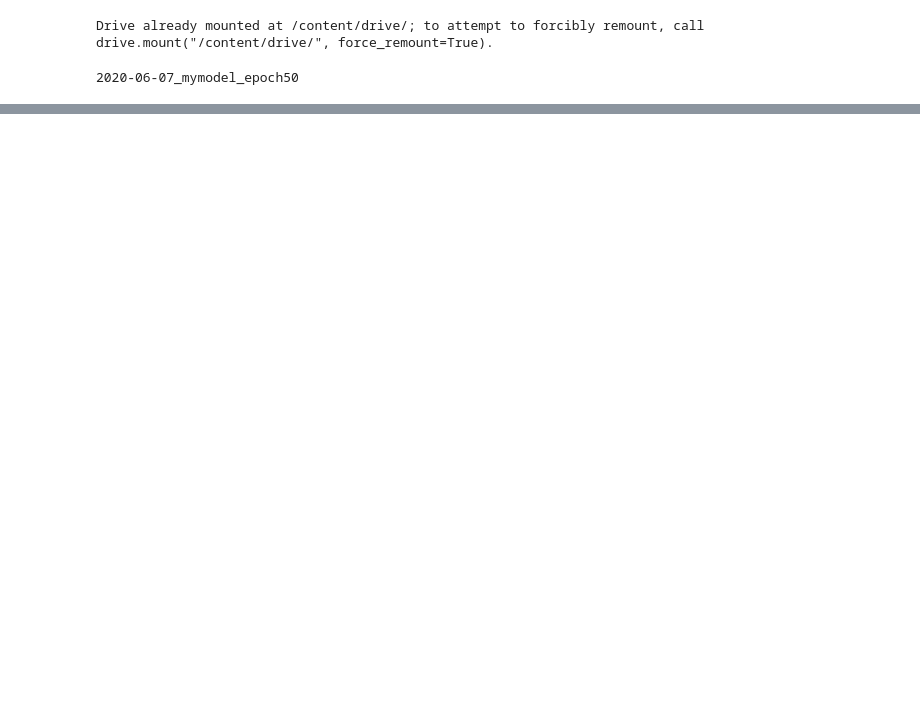
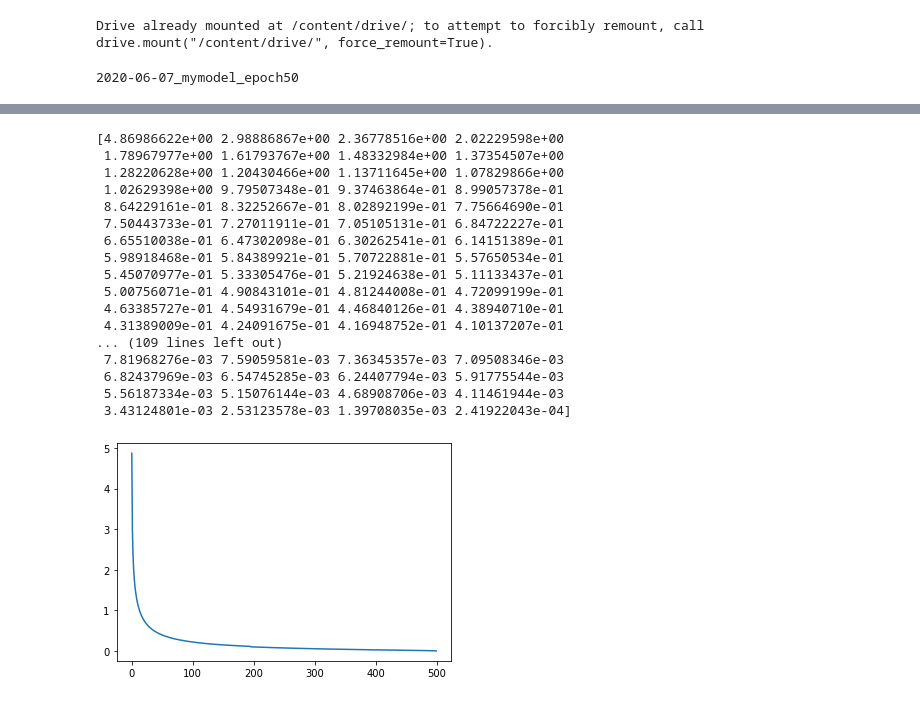
Before and after one commit to kgb0255/deepCR_james, a Jupyter notebook: deepCR_training_colab.ipynb, the cells around one changed output, grey strips where cells are left out. Drawn from its saved outputs; the diff is of its cells as text; code cells hidden in the pictures; blank space fills up the shorter version.

```diff
--- a/deepCR_training_colab.ipynb
+++ b/deepCR_training_colab.ipynb
@@ -127,0 +130,22 @@ plt.show()
+# %%
+plt.plot(np.arange(len(tpr)),tpr)
+print(tpr)
+# %% [output]
+[4.86986622e+00 2.98886867e+00 2.36778516e+00 2.02229598e+00
+ 1.78967977e+00 1.61793767e+00 1.48332984e+00 1.37354507e+00
+ 1.28220628e+00 1.20430466e+00 1.13711645e+00 1.07829866e+00
+ 1.02629398e+00 9.79507348e-01 9.37463864e-01 8.99057378e-01
+ 8.64229161e-01 8.32252667e-01 8.02892199e-01 7.75664690e-01
+ 7.50443733e-01 7.27011911e-01 7.05105131e-01 6.84722227e-01
+ 6.65510038e-01 6.47302098e-01 6.30262541e-01 6.14151389e-01
+ 5.98918468e-01 5.84389921e-01 5.70722881e-01 5.57650534e-01
+ 5.45070977e-01 5.33305476e-01 5.21924638e-01 5.11133437e-01
+ 5.00756071e-01 4.90843101e-01 4.81244008e-01 4.72099199e-01
+ 4.63385727e-01 4.54931679e-01 4.46840126e-01 4.38940710e-01
+ 4.31389009e-01 4.24091675e-01 4.16948752e-01 4.10137207e-01
+... (109 lines left out)
+ 7.81968276e-03 7.59059581e-03 7.36345357e-03 7.09508346e-03
+ 6.82437969e-03 6.54745285e-03 6.24407794e-03 5.91775544e-03
+ 5.56187334e-03 5.15076144e-03 4.68908706e-03 4.11461944e-03
+ 3.43124801e-03 2.53123578e-03 1.39708035e-03 2.41922043e-04]
+[figure, added]
```
Also changed, not shown: parts of 3 cells of this notebook.
